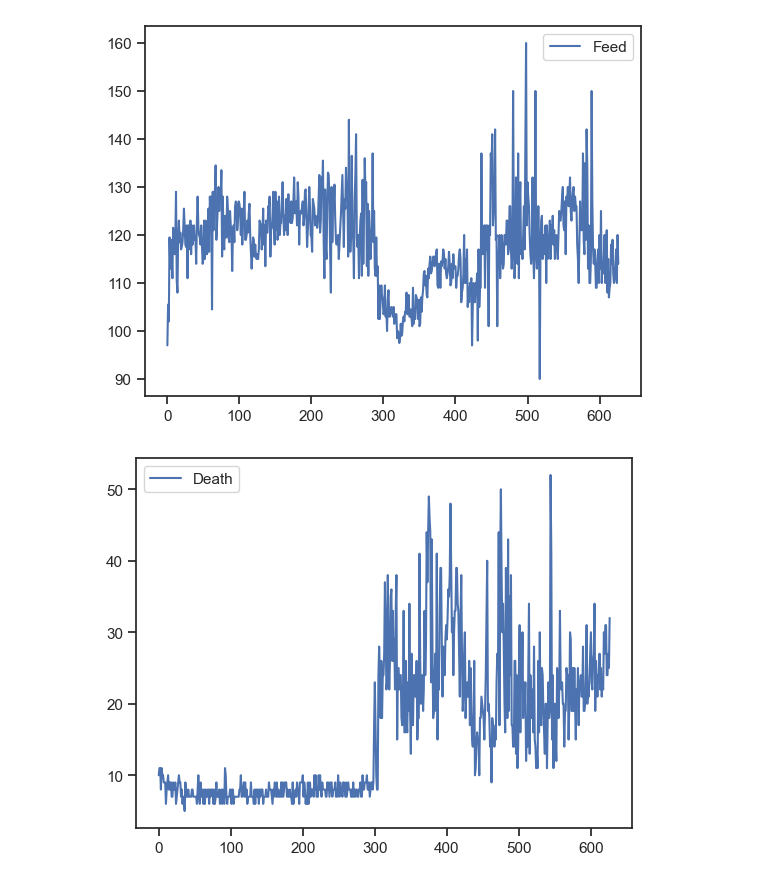
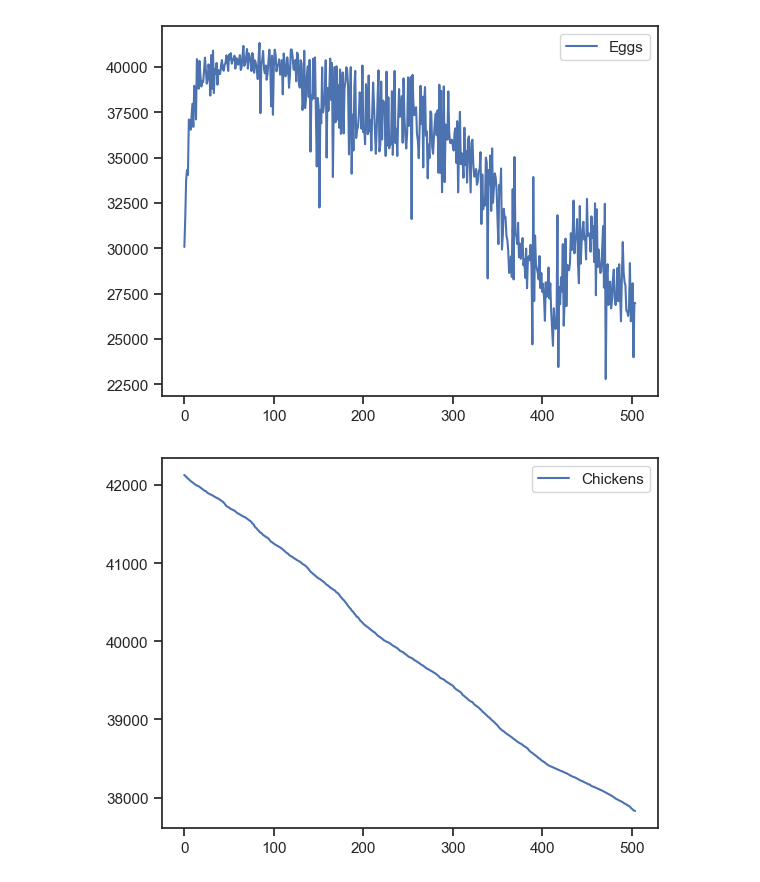
Before and after one commit to CanaliDavide/DASA--Project, a Jupyter notebook: data_cleaning.ipynb, the cells around one changed output. Drawn from its saved outputs; the diff is of its cells as text; code cells hidden in the pictures.

Commit message:
cleaned cycle Y

```diff
--- a/data_cleaning.ipynb
+++ b/data_cleaning.ipynb
@@ -26,20 +31,21 @@ cycleZ = pd.read_csv("./Data/Chickens data/CycleZ-Data101122.csv", sep=";")
 cycleA = pd.read_csv("./Data/Chickens data/CycleA-Data301022.csv", sep=";")
 cycleB = pd.read_csv("./Data/Chickens data/CycleB-Data301022.csv", sep=";")
 
-
-cleaned = pd.read_csv("./Data/Chickens data/CycleA-CleanData211122.csv", sep=";")
+cleaned = pd.read_csv("./Data/Chickens data/CycleZ-CleanData221122.csv", sep=";")
 c=cleaned
 # %%
 features = ['Water', 'Feed','Death','Eggs']
+new_old_features = ['Death','Eggs', 'Chickens']
+old_features = ['Chickens Death Per Day','# of Eggs', 'Current Chickens']
 
 #c = c.tail(c.shape[0]-10)
 
 # pair plot cycle B
 sns.set(style="ticks", color_codes=True)
-sns.pairplot(c[features])
+sns.pairplot(c[new_old_features])
 plt.show()
 
 # heatmap cycle B
-sns.heatmap(c[features].corr(), annot=True)
+sns.heatmap(c[new_old_features].corr(), annot=True)
 plt.show()
 # %% [output]
@@ -48,5 +54,5 @@ plt.show()
 # %%
-for f in features:
+for f in new_old_features:
     plt.plot(c[f], label=f)
     plt.legend()
     plt.show()
@@ -55,2 +61,2 @@ for f in features:
-[figure, old version]
+[figure, new version]
-[figure, old version]
+[figure, new version]
```
Also changed, not shown: parts of 3 cells of this notebook, 1 other file.
